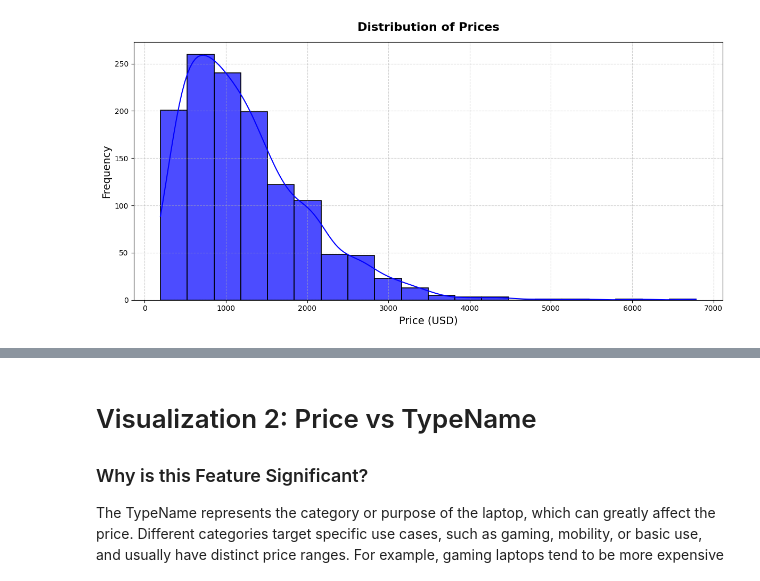
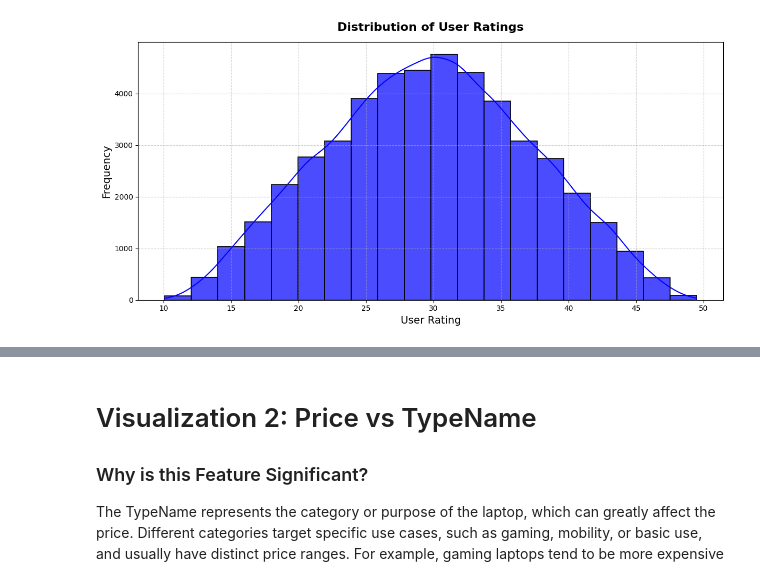
Before and after one commit to giladvi100/Data-Gaming, a Jupyter notebook: project.ipynb, the cells around one changed output, grey strips where cells are left out. Drawn from its saved outputs; the diff is of its cells as text; code cells hidden in the pictures.

Commit message:
Visualization 1: Distribution of User Rating

```diff
--- a/project.ipynb
+++ b/project.ipynb
@@ -11,7 +11,8 @@ warnings.filterwarnings("ignore")
 
 # Load the dataset
 data = pd.read_csv('./Dataset/video_game_reviews.csv')
-data = data.drop(columns=["Game Mode"])
+original_data = data # Keeping the original dataset as well in case we would need to use the removed columns.
+data = data.drop(columns=["Game Mode", "User Review Text"])
 data.head()
 # %% [output]
 |  | Game Title | User Rating | Age Group Targeted | Price | Platform | Requires Special Device | Developer | ... |
@@ -27,28 +43,28 @@ The Price feature is significant because it is the target variable in the regres
 # %%
 # Plot the distribution of prices
 plt.figure(figsize=(12, 6))
 sns.histplot(
-    copy_data['Price'],
+    original_data['User Rating'],
     kde=True,
     bins=20,
     color='blue',
     alpha=0.7,
     edgecolor='black',  # Clear edges for the bars
     linewidth=1.2       # Thickness of the bar edges
 )
 
 # Adding title and axis labels
-plt.title("Distribution of Prices", fontsize=16, fontweight='bold', pad=15)
-plt.xlabel("Price (USD)", fontsize=14)
+plt.title("Distribution of User Ratings", fontsize=16, fontweight='bold', pad=15)
+plt.xlabel("User Rating", fontsize=14)
 plt.ylabel("Frequency", fontsize=14)
 
 # Adding a grid for better readability
 plt.grid(True, linestyle='--', alpha=0.6)
 
 # Ensuring the layout is adjusted properly
 plt.tight_layout()
 
 # Show the plot
 plt.show()
 # %% [output]
-[figure, old version]
+[figure, new version]
```
Also changed, not shown: parts of 7 cells of this notebook.
